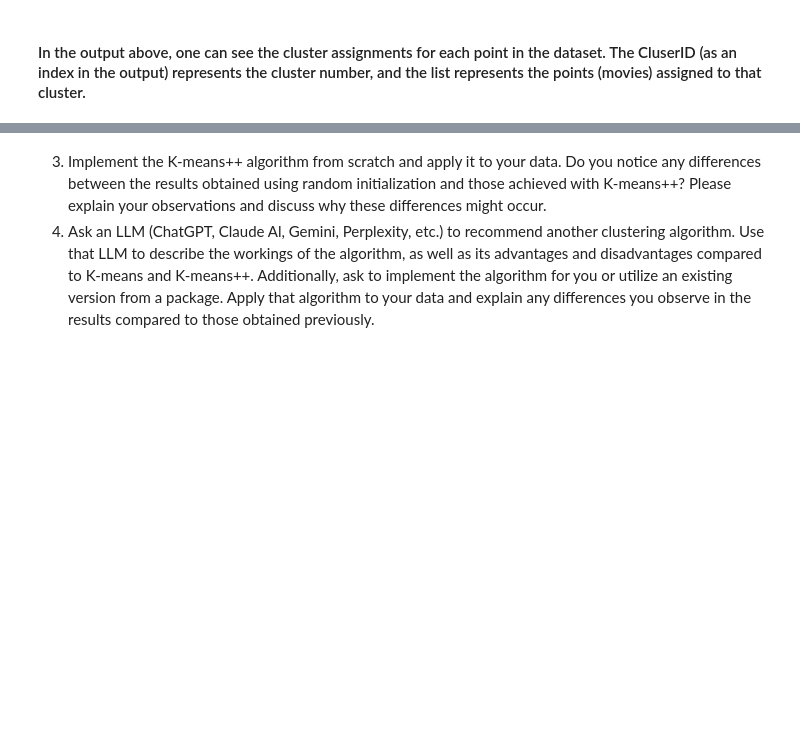
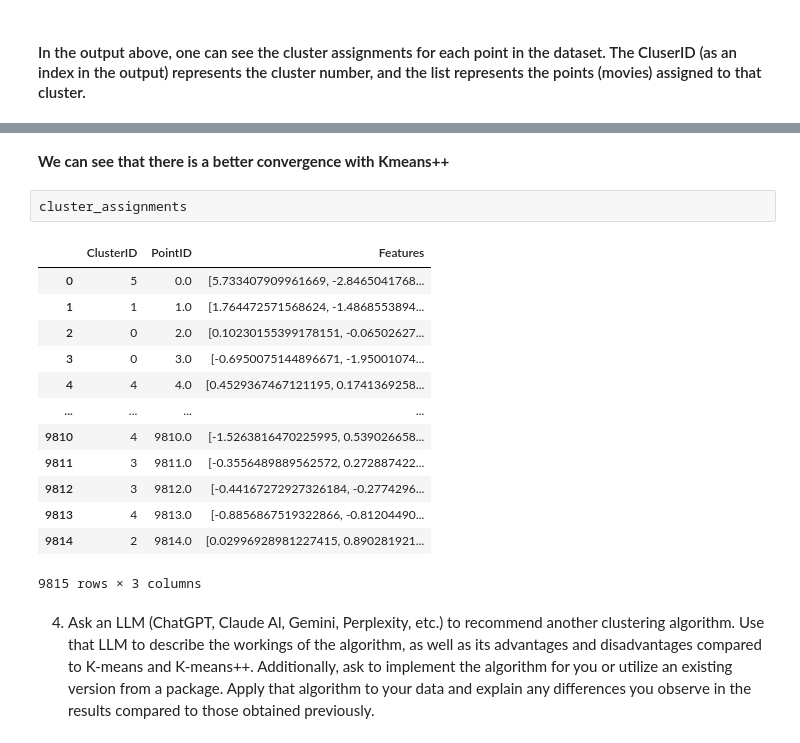
Before and after one commit to LinCannn/ADM-HW4, a Jupyter notebook: Q2.ipynb, the cells around one changed output, grey strips where cells are left out. Drawn from its saved outputs; the diff is of its cells as text; blank space fills up the shorter version.

```diff
--- a/Q2.ipynb
+++ b/Q2.ipynb
@@ -765,3 +903,21 @@ Name: PointID, dtype: object
+# %% [markdown]
+<strong> We can see that there is a better convergence with Kmeans++
+# %%
+cluster_assignments
+# %% [output]
+|  | ClusterID | PointID | Features |
+| 0 | 5 | 0.0 | [5.733407909961669, -2.8465041768... |
+| 1 | 1 | 1.0 | [1.764472571568624, -1.4868553894... |
+| 2 | 0 | 2.0 | [0.10230155399178151, -0.06502627... |
+| 3 | 0 | 3.0 | [-0.6950075144896671, -1.95001074... |
+| 4 | 4 | 4.0 | [0.4529367467121195, 0.1741369258... |
+| ... | ... | ... | ... |
+| 9810 | 4 | 9810.0 | [-1.5263816470225995, 0.539026658... |
+| 9811 | 3 | 9811.0 | [-0.3556489889562572, 0.272887422... |
+| 9812 | 3 | 9812.0 | [-0.44167272927326184, -0.2774296... |
+| 9813 | 4 | 9813.0 | [-0.8856867519322866, -0.81204490... |
+| 9814 | 2 | 9814.0 | [0.02996928981227415, 0.890281921... |
+9815 rows × 3 columns
 # %% [markdown]
-3. Implement the K-means++ algorithm from scratch and apply it to your data. Do you notice any differences between the results obtained using random initialization and those achieved with K-means++? Please explain your observations and discuss why these differences might occur.
+
 4. Ask an LLM (ChatGPT, Claude Al, Gemini, Perplexity, etc.) to recommend another clustering algorithm. Use that LLM to describe the workings of the algorithm, as well as its advantages and disadvantages compared to K-means and K-means++. Additionally, ask to implement the algorithm for you or utilize an existing version from a package. Apply that algorithm to your data and explain any differences you observe in the results compared to those obtained previously.
```
Also changed, not shown: parts of 30 cells of this notebook, 1 other file.
